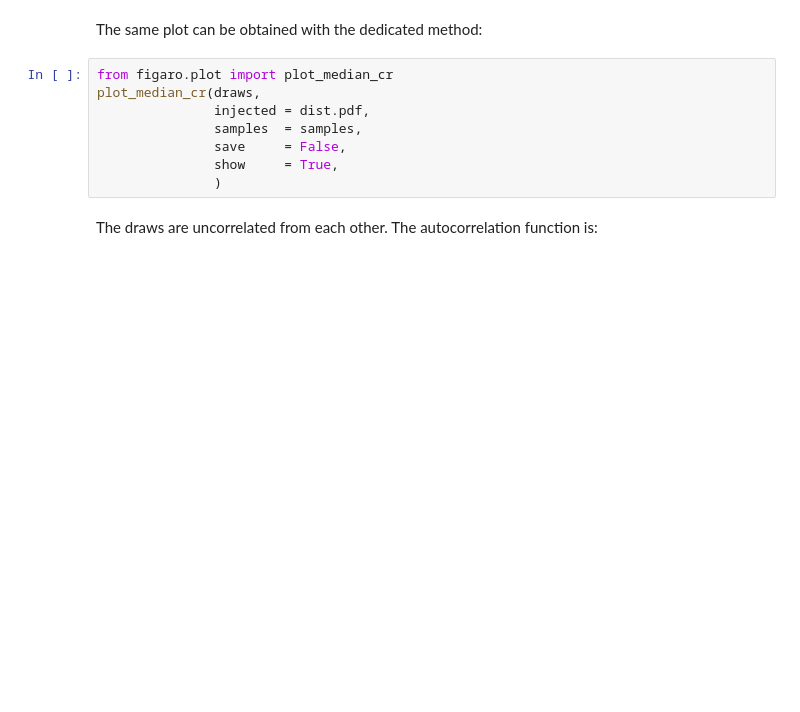
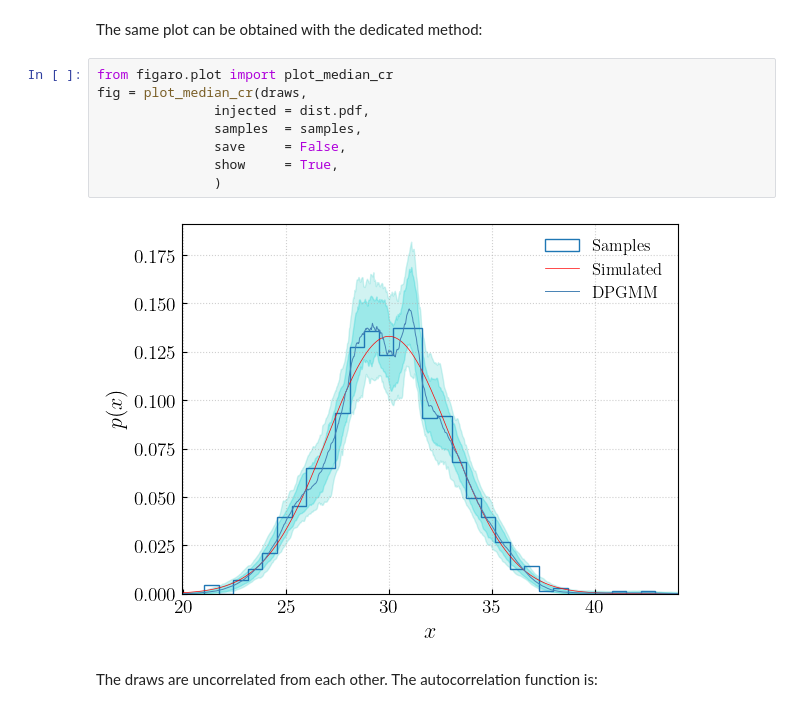
Before and after one commit to sterinaldi/FIGARO, a Jupyter notebook: docs/source/introductive_guide.ipynb, the cells around one changed output. Cells and saved outputs as stored; diff of their text form; blank space fills up the shorter version.

```diff
--- a/docs/source/introductive_guide.ipynb
+++ b/docs/source/introductive_guide.ipynb
@@ -110,12 +132,14 @@ plt.grid(alpha = 0.6)
 The same plot can be obtained with the dedicated method:
 # %%
 from figaro.plot import plot_median_cr
-plot_median_cr(draws,
+fig = plot_median_cr(draws,
                injected = dist.pdf,
                samples  = samples,
                save     = False,
                show     = True,
                )
+# %% [output]
+[figure, added]
 # %% [markdown]
 The draws are uncorrelated from each other. The autocorrelation function is:
 # %%
```
Also changed, not shown: parts of 23 cells of this notebook.
